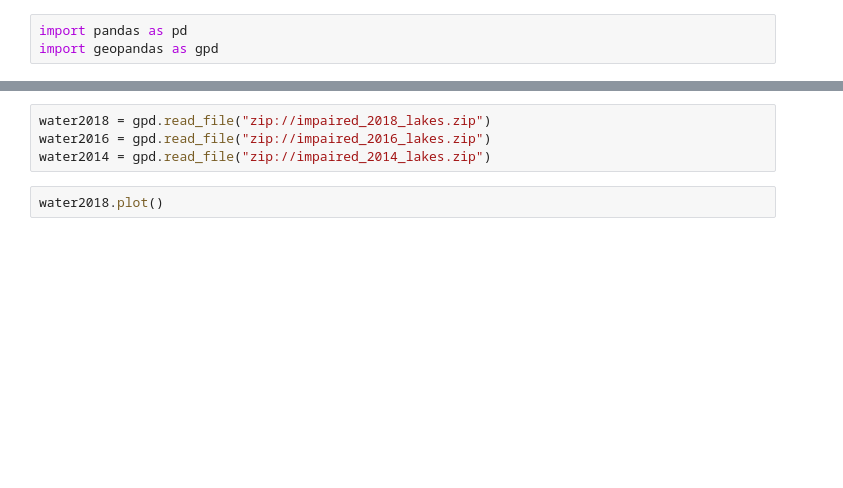
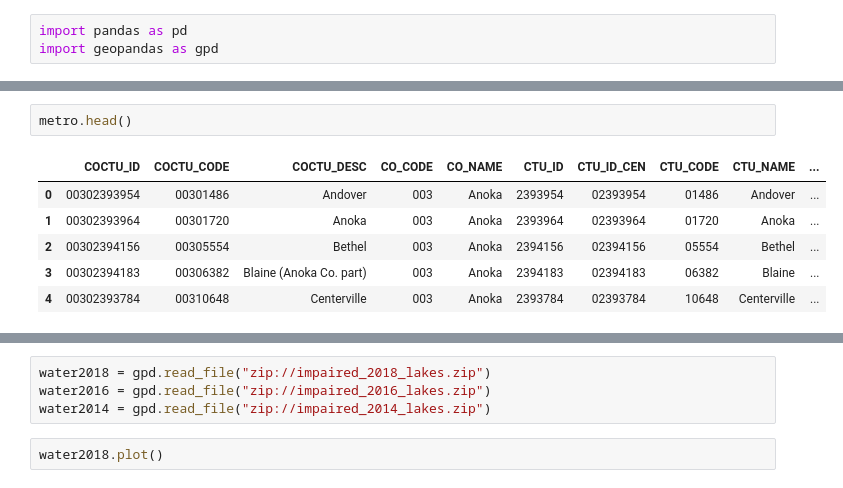
Before and after one commit to dunn96/UMN-GIS5578-Project, a Jupyter notebook: WaterDataTestNotebook.ipynb, the cells around one changed output, grey strips where cells are left out. Saved outputs shown, nothing was run; the diff lists cells and outputs as text; blank space fills up the shorter version.

```diff
--- a/WaterDataTestNotebook.ipynb
+++ b/WaterDataTestNotebook.ipynb
@@ -3,0 +58,9 @@ import geopandas as gpd
+# %%
+metro.head()
+# %% [output]
+|  | COCTU_ID | COCTU_CODE | COCTU_DESC | CO_CODE | CO_NAME | CTU_ID | CTU_ID_CEN | CTU_CODE | CTU_NAME | ... |
+| 0 | 00302393954 | 00301486 | Andover | 003 | Anoka | 2393954 | 02393954 | 01486 | Andover | ... |
+| 1 | 00302393964 | 00301720 | Anoka | 003 | Anoka | 2393964 | 02393964 | 01720 | Anoka | ... |
+| 2 | 00302394156 | 00305554 | Bethel | 003 | Anoka | 2394156 | 02394156 | 05554 | Bethel | ... |
+| 3 | 00302394183 | 00306382 | Blaine (Anoka Co. part) | 003 | Anoka | 2394183 | 02394183 | 06382 | Blaine | ... |
+| 4 | 00302393784 | 00310648 | Centerville | 003 | Anoka | 2393784 | 02393784 | 10648 | Centerville | ... |
```
Also changed, not shown: parts of 38 cells of this notebook, 1 other file.
